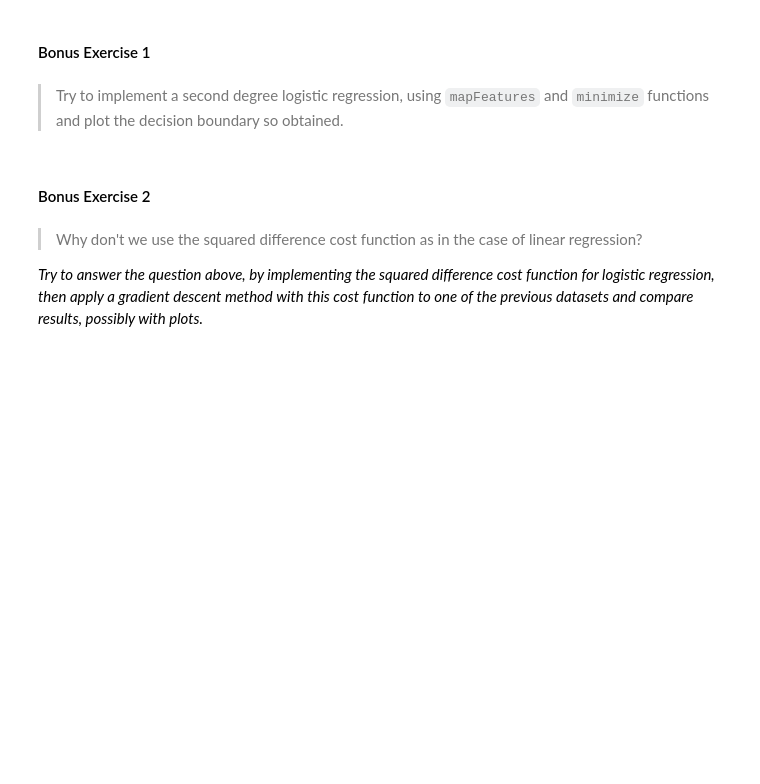
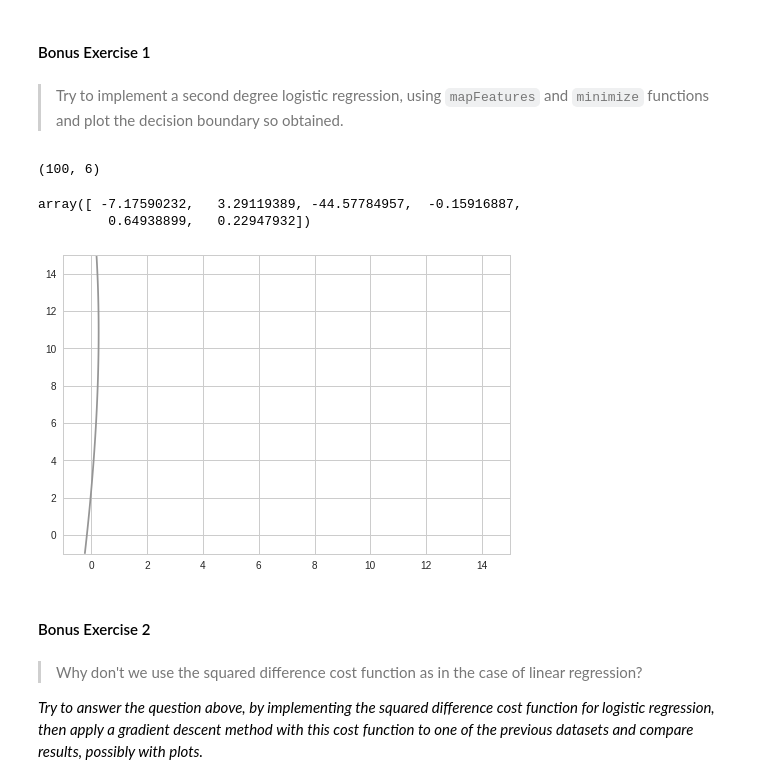
Before and after one commit to oscar-defelice/ML-lectures, a Jupyter notebook: 4-Sol.StatisticalLearning-LogisticRegression.ipynb, the cells around one changed output. Saved outputs shown, nothing was run; the diff lists cells and outputs as text; code cells hidden in the pictures; blank space fills up the shorter version.

```diff
--- a/4-Sol.StatisticalLearning-LogisticRegression.ipynb
+++ b/4-Sol.StatisticalLearning-LogisticRegression.ipynb
@@ -508,7 +508,7 @@ def mapFeatureForPlotting(X1, X2, degree):
             out = np.hstack((out, np.multiply(np.power(X1, i-j), np.power(X2, j))))
     return out
 # %%
-def contourPlot(X, y, beta, xlabel = None, ylabel = None, labelLegend = None):
+def contourPlot(X, y, beta, xlabel = None, ylabel = None, labelLegend = None, degree = 6):
     """
         :return: the contour plot of the
     """
@@ -518,7 +518,7 @@ def contourPlot(X, y, beta, xlabel = None, ylabel = None, labelLegend = None):
 
     for i in range(len(u)):
         for j in range(len(v)):
-            z[i,j] = np.dot(mapFeatureForPlotting(u[i], v[j], degree = 6), beta)
+            z[i,j] = np.dot(mapFeatureForPlotting(u[i], v[j], degree = degree), beta)
 
     pos = y.values.flatten() == 1
     neg = y.values.flatten() == 0
@@ -724,3 +724,9 @@ Well, `sklearn` performs the best fit for our data. Probably a second degree fit
 #### Bonus Exercise 1
 # %% [markdown]
 > Try to implement a second degree logistic regression, using `mapFeatures` and `minimize` functions and plot the decision boundary so obtained.
+# %%
+X = mapFeature(X[:,1], X[:,2], degree = 2)
+
+print(X.shape)
+# %% [output]
+(100, 6)
@@ -727,3 +738,40 @@ Well, `sklearn` performs the best fit for our data. Probably a second degree fit
+# %%
+beta
+# %% [output]
+array([ -7.17590232,   3.29119389, -44.57784957,  -0.15916887,
+         0.64938899,   0.22947932])
+# %%
+def contourPlot(X, y, beta, xlabel = None, ylabel = None, labelLegend = None, degree = 6):
+    """
+        :return: the contour plot of the
+    """
+    u = np.linspace(-1, 15, 100)
+    v = np.linspace(-1, 15, 100)
+    z = np.zeros((len(u), len(v)))
+
+    for i in range(len(u)):
+        for j in range(len(v)):
+            z[i,j] = np.dot(mapFeatureForPlotting(u[i], v[j], degree = degree), beta)
+
+   # pos = y.values.flatten() == 1
+   # neg = y.values.flatten() == 0
+
+    #positive = plt.scatter(X[pos]['x1'], X[pos]['x2'])
+    #negative = plt.scatter(X[neg]['x1'], X[neg]['x2'])
+    plt.contour(u,v,z,0)
+
+    #if xlabel is not None:
+     #   plt.xlabel(xlabel)
+    #if ylabel is not None:
+     #   plt.ylabel(ylabel)
+
+    #if labelLegend is not None:
+     #   plt.legend((positive, negative), labelLegend)
+    plt.show()
+# %%
+contourPlot(X, y, beta, xlabel='Exam 1', ylabel='Exam 2', labelLegend=('Passed', 'Failed'), degree =2)
+# %% [output]
+[figure, added]
 # %% [markdown]
 #### Bonus Exercise 2
 # %% [markdown]
```
Also changed, not shown: parts of 3 cells of this notebook, 5 other files.
